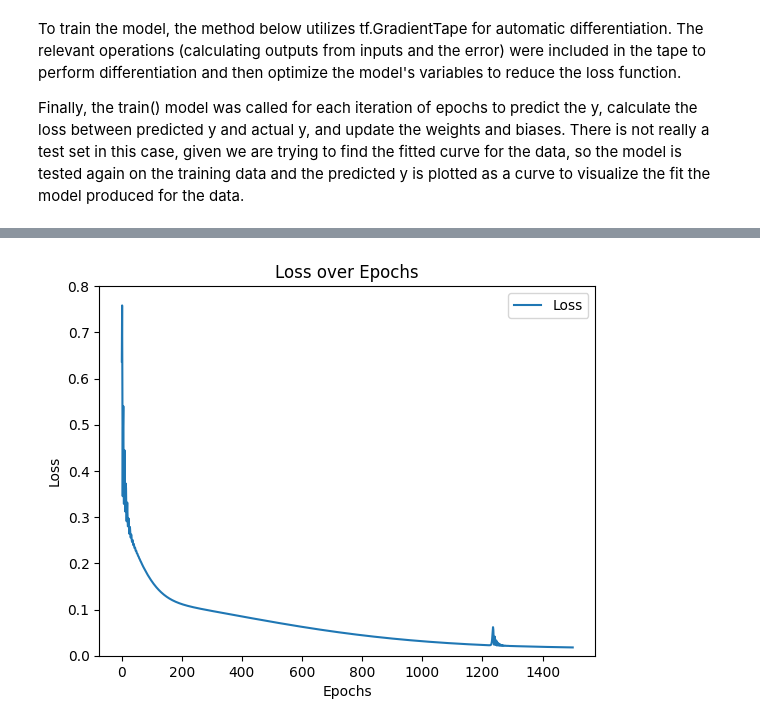
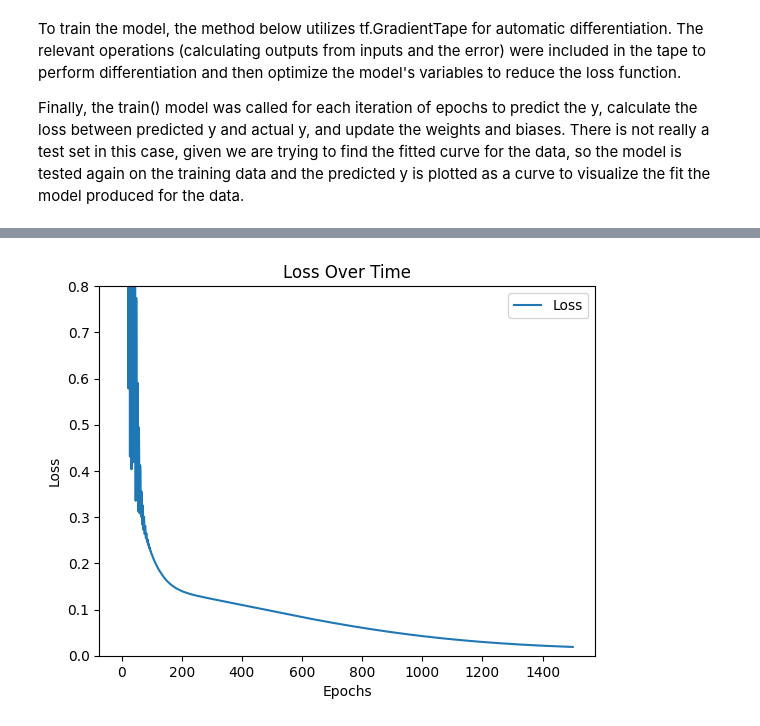
Before and after one commit to n-anna49/polynomial_regression, a Jupyter notebook: polynomial_regression.ipynb, the cells around one changed output, grey strips where cells are left out. Cells and saved outputs as stored; diff of their text form; code cells hidden in the pictures.

```diff
--- a/polynomial_regression.ipynb
+++ b/polynomial_regression.ipynb
@@ -65,7 +65,7 @@ losses = []
 degree = 3
 model = PolyRegression(degree)
 epochs = 1500
-optimizer = tf.optimizers.Adam(learning_rate=0.01)
+optimizer = tf.optimizers.Adam(learning_rate=0.1)
 
 for epoch in range(epochs):
   curr_loss = train(model, x_train, y_train, optimizer)
@@ -107,10 +108,11 @@ plt.show()
 # %%
+# Plot the loss over training
 plt.plot(range(1, epochs + 1), losses, label='Loss')
 plt.ylim(0, 0.8)
 plt.xlabel('Epochs')
 plt.ylabel('Loss')
-plt.title('Loss over Epochs')
+plt.title('Loss Over Time')
 plt.legend()
 plt.show()
 # %% [output]
-[figure, old version]
+[figure, new version]
```
Also changed, not shown: parts of 4 cells of this notebook.
